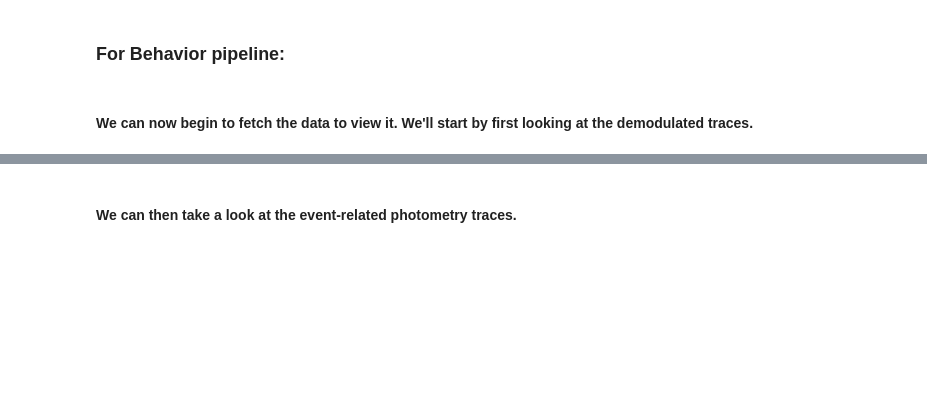
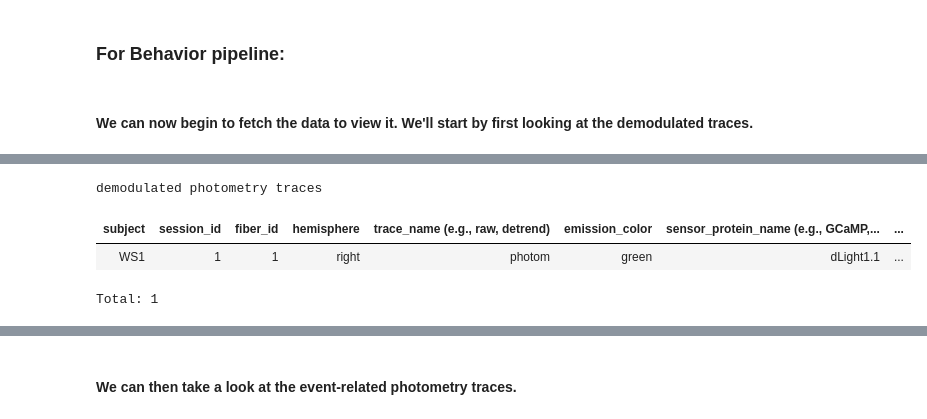
Before and after one commit to bernardosabatinilab/sabatini-datajoint-pipeline, a Jupyter notebook: notebooks/Photometry_and_Behavior.ipynb, the cells around one changed output, grey strips where cells are left out. Cells and saved outputs as stored; diff of their text form; code cells hidden in the pictures; blank space fills up the shorter version.

```diff
--- a/notebooks/Photometry_and_Behavior.ipynb
+++ b/notebooks/Photometry_and_Behavior.ipynb
@@ -83,17 +106,22 @@ photometry.FiberPhotometry.DemodulatedTrace & session_key
 # %%
 # Fetch photometry trace
 trace_name = "photom"
-emission_color = "red"
+emission_color = "green"
 hemisphere = "right"
 
 restr = {
          "trace_name": trace_name,
          "emission_color": emission_color,
          "hemisphere": hemisphere
          }
 query = photometry.FiberPhotometry.DemodulatedTrace() & session_key & restr
 trace = query.fetch1("trace")
 query
+# %% [output]
+demodulated photometry traces
+| subject | session_id | fiber_id | hemisphere | trace_name (e.g., raw, detrend) | emission_color | sensor_protein_name (e.g., GCaMP,... | ... |
+| WS1 | 1 | 1 | right | photom | green | dLight1.1 | ... |
+Total: 1
 # %%
 #Plot a single trace (demodulated)
 import seaborn as sns
```
Also changed, not shown: parts of 14 cells of this notebook.
